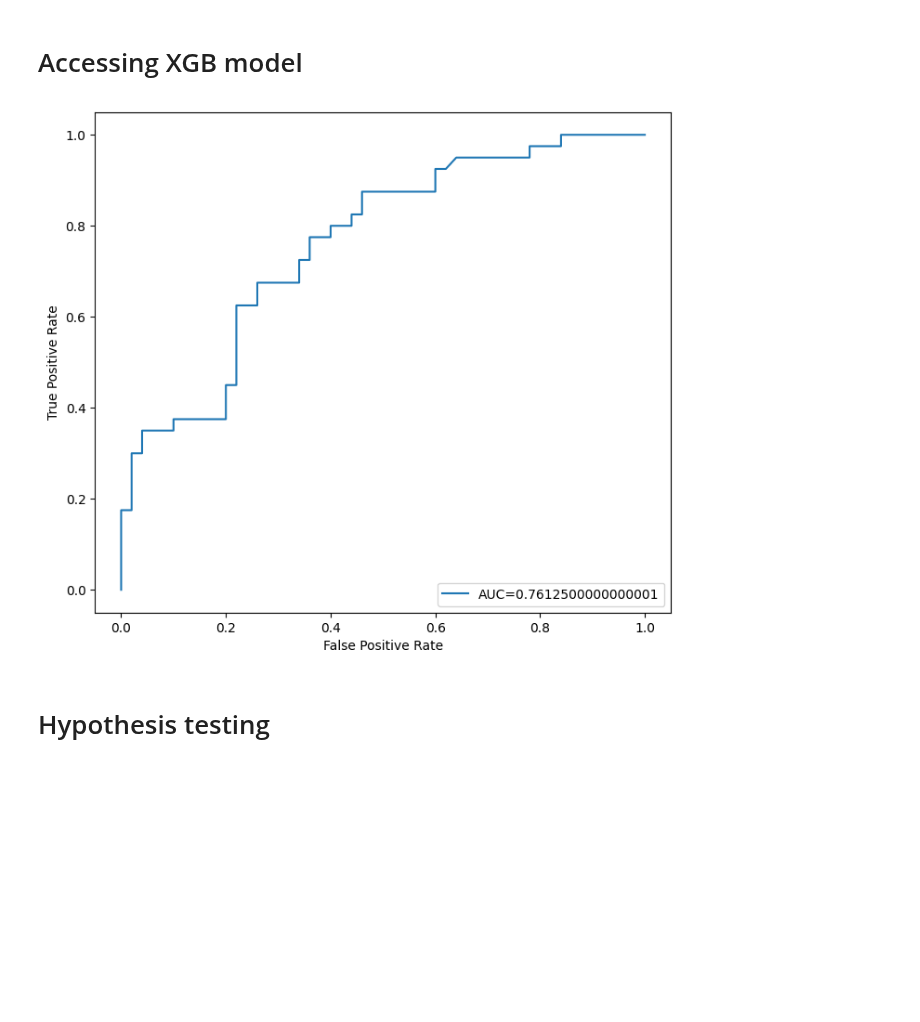
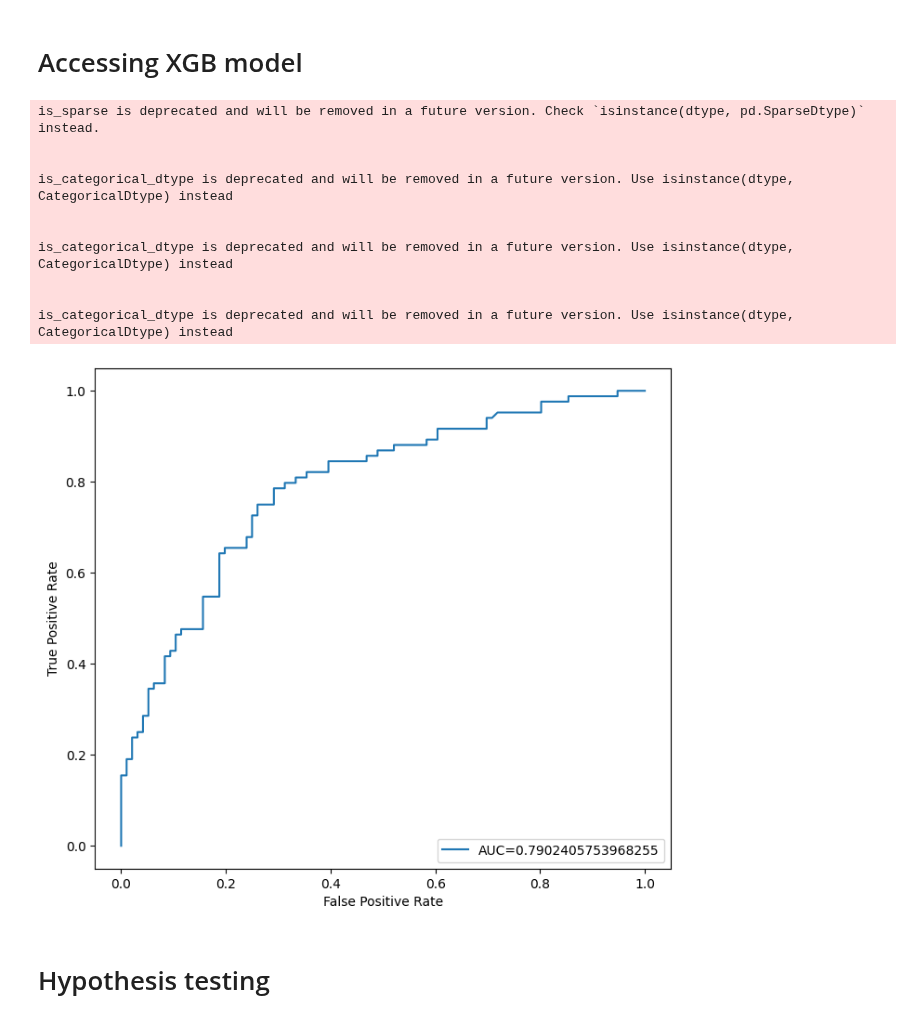
Before and after one commit to Mierva/ElonsCryptoEffect, a Jupyter notebook: presentation.ipynb, the cells around one changed output. Cells and saved outputs as stored; diff of their text form; code cells hidden in the pictures; blank space fills up the shorter version.

```diff
--- a/presentation.ipynb
+++ b/presentation.ipynb
@@ -34,35 +34,45 @@ btc_df['time'] = pd.to_datetime(btc_df['time'])
 from sklearn.metrics import roc_auc_score, roc_curve
 from xgboost import XGBClassifier
 import matplotlib.pyplot as plt
 
 
 data = topics_btc.copy()
 horizons = [2,7,21,28,60,90,180,364]
 data, new_predictors = crypto_prep.add_trend_season(data, horizons)
 best_model = XGBClassifier()
 best_model.load_model('Models/CRYPTOmodels/xgbc_bertopic.json')
 
-X_test, y_test = data[best_model.feature_names_in_].iloc[-90:], data['target'].iloc[-90:]
+X_test, y_test = data[best_model.feature_names_in_].iloc[-180:], data['target'].iloc[-180:]
 y_pred_proba = best_model.predict_proba(X_test)[::,1]
 fpr, tpr, _ = roc_curve(y_test,  y_pred_proba)
 auc = roc_auc_score(y_test, y_pred_proba)
 
 
 def plot_roc_curve(true_y, y_prob):
     """
     plots the roc curve based of the probabilities
     """
 
     fpr, tpr, thresholds = roc_curve(true_y, y_prob)
     plt.figure(figsize=(8,7))
     plt.plot(fpr, tpr, label=f'AUC={auc}')
     plt.xlabel('False Positive Rate')
     plt.ylabel('True Positive Rate')
     plt.legend(loc=4)
 
 plot_roc_curve(y_test, y_pred_proba)
 # %% [output]
+is_sparse is deprecated and will be removed in a future version. Check `isinstance(dtype, pd.SparseDtype)` instead.
+
+
+is_categorical_dtype is deprecated and will be removed in a future version. Use isinstance(dtype, CategoricalDtype) instead
+
+
+is_categorical_dtype is deprecated and will be removed in a future version. Use isinstance(dtype, CategoricalDtype) instead
+
+
+is_categorical_dtype is deprecated and will be removed in a future version. Use isinstance(dtype, CategoricalDtype) instead
-[figure, old version]
+[figure, new version]
 # %% [markdown]
 
 # Hypothesis testing
```
Also changed, not shown: parts of 2 cells of this notebook.
